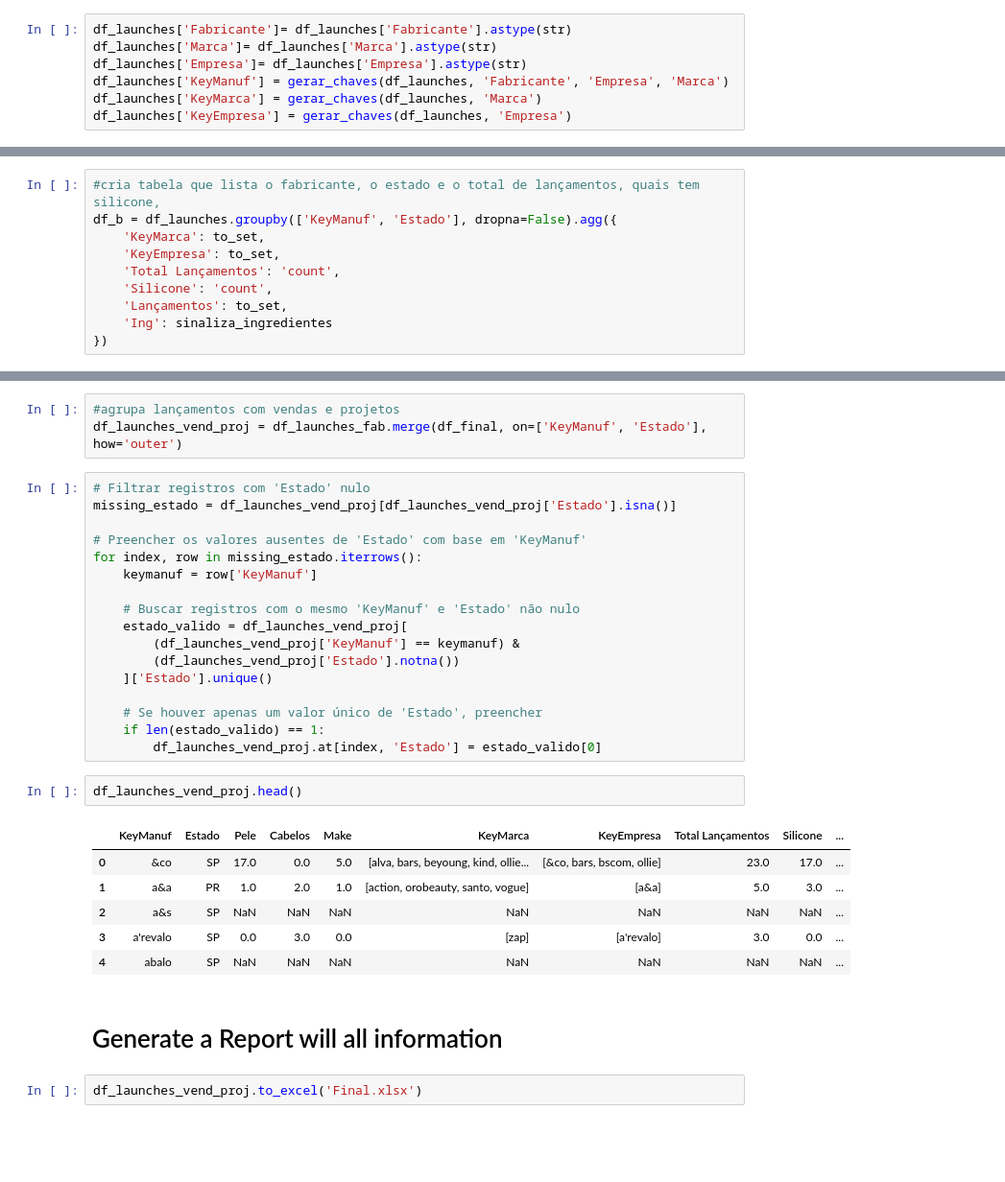
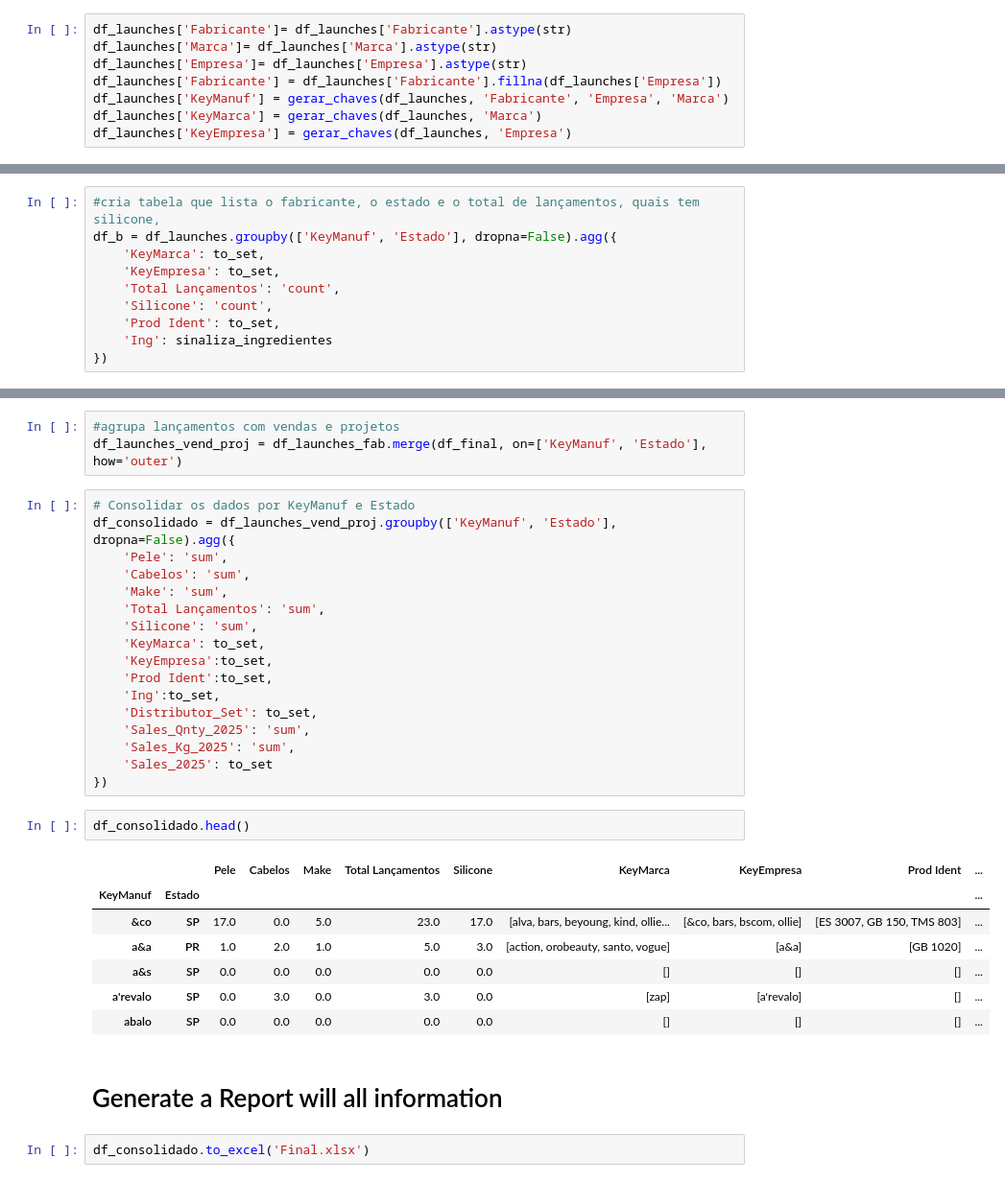
Before and after one commit to GimenesPaula/GimenesPaula, a Jupyter notebook: Lançamentos_Vendas.ipynb, the cells around one changed output, grey strips where cells are left out. Shown at 96% size. Drawn from its saved outputs; the diff is of its cells as text; blank space fills up the shorter version.

```diff
--- a/Lançamentos_Vendas.ipynb
+++ b/Lançamentos_Vendas.ipynb
@@ -347,6 +390,7 @@ df_launches['Lançamentos'] = df_launches['Ing'].apply(
 df_launches['Fabricante']= df_launches['Fabricante'].astype(str)
 df_launches['Marca']= df_launches['Marca'].astype(str)
 df_launches['Empresa']= df_launches['Empresa'].astype(str)
+df_launches['Fabricante'] = df_launches['Fabricante'].fillna(df_launches['Empresa'])
 df_launches['KeyManuf'] = gerar_chaves(df_launches, 'Fabricante', 'Empresa', 'Marca')
 df_launches['KeyMarca'] = gerar_chaves(df_launches, 'Marca')
 df_launches['KeyEmpresa'] = gerar_chaves(df_launches, 'Empresa')
@@ -381,7 +443,7 @@ df_b = df_launches.groupby(['KeyManuf', 'Estado'], dropna=False).agg({
     'KeyEmpresa': to_set,
     'Total Lançamentos': 'count',
     'Silicone': 'count',
-    'Lançamentos': to_set,
+    'Prod Ident': to_set,
     'Ing': sinaliza_ingredientes
 })
 # %%
@@ -402,33 +464,34 @@ df_launches_fab.head()
 # %%
 #agrupa lançamentos com vendas e projetos
 df_launches_vend_proj = df_launches_fab.merge(df_final, on=['KeyManuf', 'Estado'], how='outer')
-# %%
-# Filtrar registros com 'Estado' nulo
-missing_estado = df_launches_vend_proj[df_launches_vend_proj['Estado'].isna()]
-
-# Preencher os valores ausentes de 'Estado' com base em 'KeyManuf'
-for index, row in missing_estado.iterrows():
-    keymanuf = row['KeyManuf']
-
-    # Buscar registros com o mesmo 'KeyManuf' e 'Estado' não nulo
-    estado_valido = df_launches_vend_proj[
-        (df_launches_vend_proj['KeyManuf'] == keymanuf) &
-        (df_launches_vend_proj['Estado'].notna())
-    ]['Estado'].unique()
-
-    # Se houver apenas um valor único de 'Estado', preencher
-    if len(estado_valido) == 1:
-        df_launches_vend_proj.at[index, 'Estado'] = estado_valido[0]
+# %%
+# Consolidar os dados por KeyManuf e Estado
+df_consolidado = df_launches_vend_proj.groupby(['KeyManuf', 'Estado'], dropna=False).agg({
+    'Pele': 'sum',
+    'Cabelos': 'sum',
+    'Make': 'sum',
+    'Total Lançamentos': 'sum',
+    'Silicone': 'sum',
+    'KeyMarca': to_set,
+    'KeyEmpresa':to_set,
+    'Prod Ident':to_set,
+    'Ing':to_set,
+    'Distributor_Set': to_set,
+    'Sales_Qnty_2025': 'sum',
+    'Sales_Kg_2025': 'sum',
+    'Sales_2025': to_set
+})
 # %%
-df_launches_vend_proj.head()
+df_consolidado.head()
 # %% [output]
-|  | KeyManuf | Estado | Pele | Cabelos | Make | KeyMarca | KeyEmpresa | Total Lançamentos | Silicone | ... |
-| 0 | &co | SP | 17.0 | 0.0 | 5.0 | [alva, bars, beyoung, kind, ollie... | [&co, bars, bscom, ollie] | 23.0 | 17.0 | ... |
-| 1 | a&a | PR | 1.0 | 2.0 | 1.0 | [action, orobeauty, santo, vogue] | [a&a] | 5.0 | 3.0 | ... |
-| 2 | a&s | SP | NaN | NaN | NaN | NaN | NaN | NaN | NaN | ... |
-| 3 | a'revalo | SP | 0.0 | 3.0 | 0.0 | [zap] | [a'revalo] | 3.0 | 0.0 | ... |
-| 4 | abalo | SP | NaN | NaN | NaN | NaN | NaN | NaN | NaN | ... |
+|  |  | Pele | Cabelos | Make | Total Lançamentos | Silicone | KeyMarca | KeyEmpresa | Prod Ident | ... |
+| KeyManuf | Estado |  |  |  |  |  |  |  |  | ... |
+| &co | SP | 17.0 | 0.0 | 5.0 | 23.0 | 17.0 | [alva, bars, beyoung, kind, ollie... | [&co, bars, bscom, ollie] | [ES 3007, GB 150, TMS 803] | ... |
+| a&a | PR | 1.0 | 2.0 | 1.0 | 5.0 | 3.0 | [action, orobeauty, santo, vogue] | [a&a] | [GB 1020] | ... |
+| a&s | SP | 0.0 | 0.0 | 0.0 | 0.0 | 0.0 | [] | [] | [] | ... |
+| a'revalo | SP | 0.0 | 3.0 | 0.0 | 3.0 | 0.0 | [zap] | [a'revalo] | [] | ... |
+| abalo | SP | 0.0 | 0.0 | 0.0 | 0.0 | 0.0 | [] | [] | [] | ... |
 # %% [markdown]
 # Generate a Report will all information
 # %%
-df_launches_vend_proj.to_excel('Final.xlsx')
+df_consolidado.to_excel('Final.xlsx')
```
Also changed, not shown: parts of 13 cells of this notebook.
